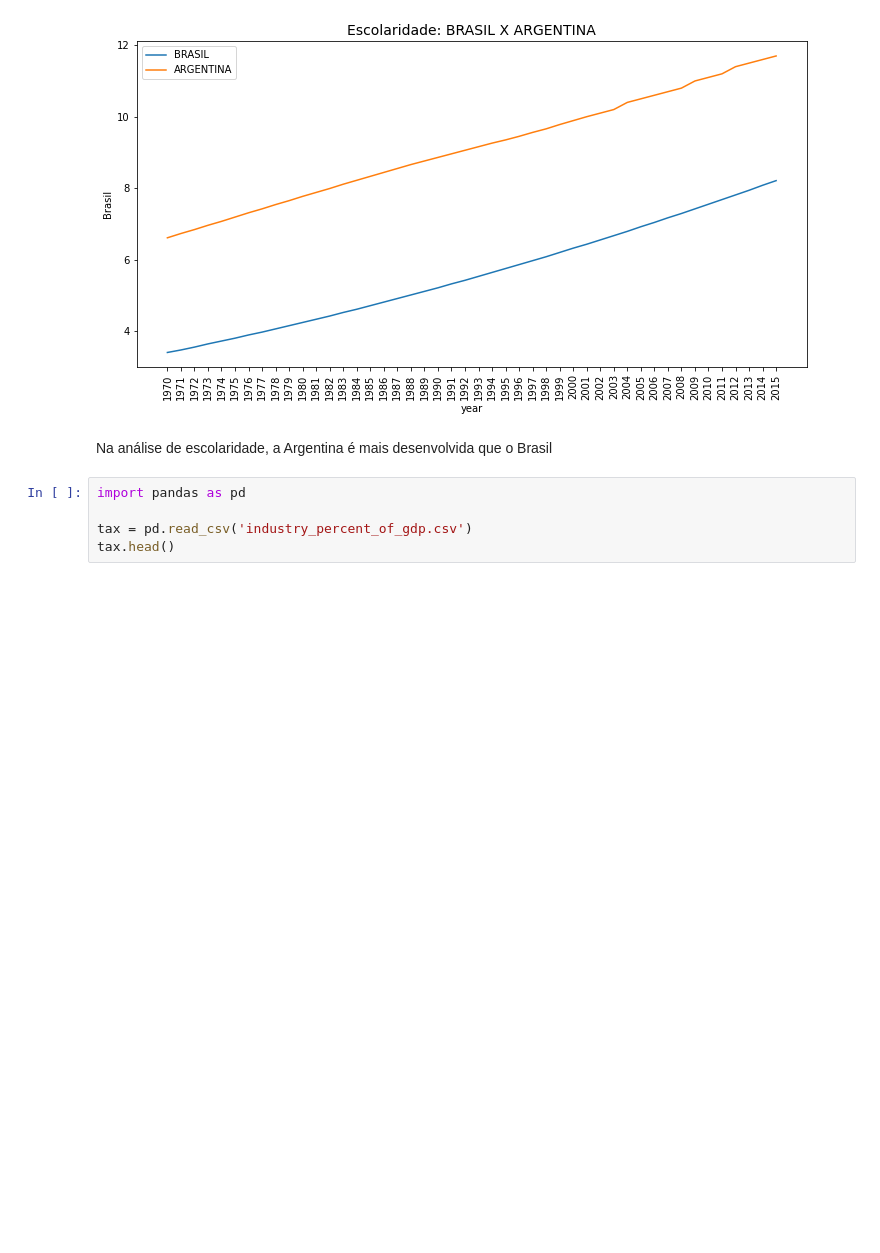
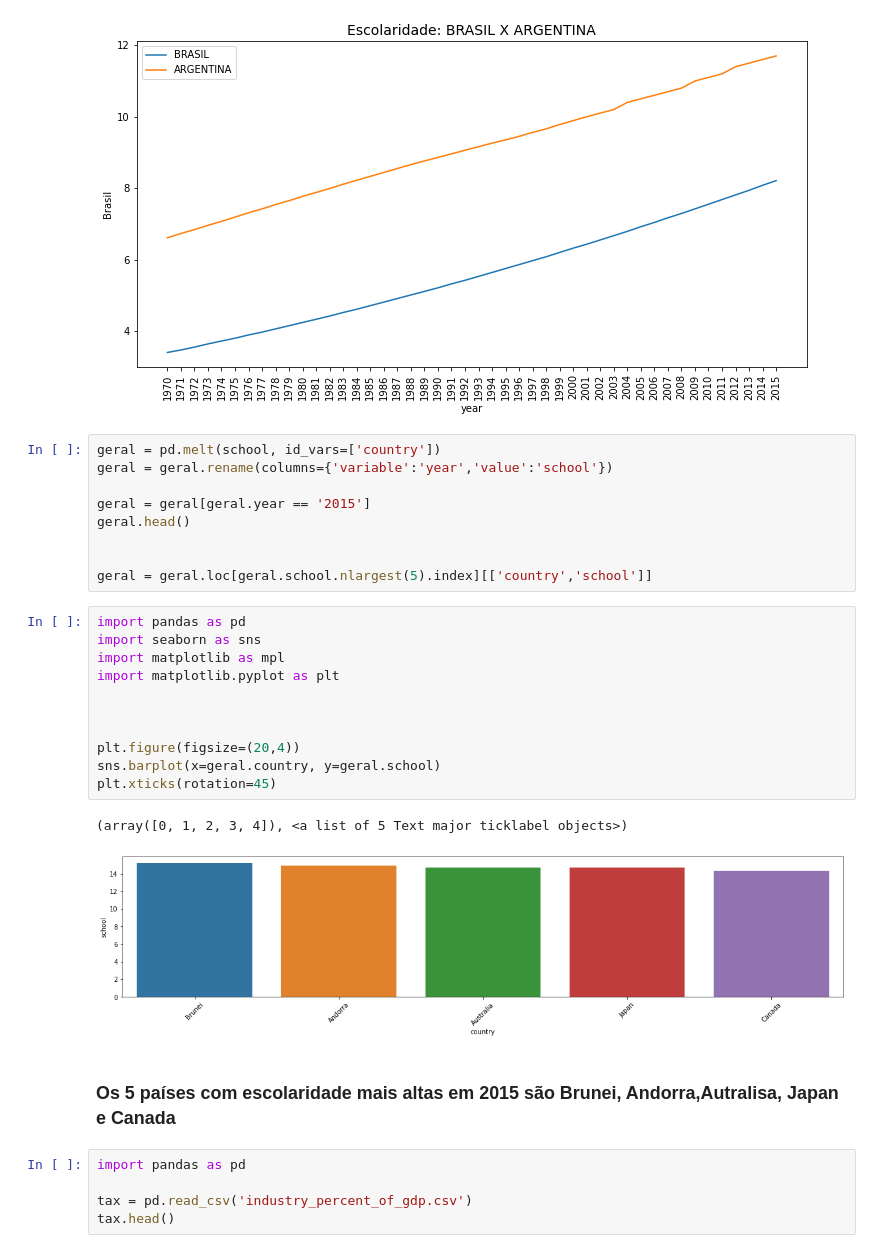
Before and after one commit to smilesrgouveia/Aula, a Jupyter notebook: TarefaTrilha2_PL.ipynb, the cells around one changed output. Drawn from its saved outputs; the diff is of its cells as text; blank space fills up the shorter version.

```diff
--- a/TarefaTrilha2_PL.ipynb
+++ b/TarefaTrilha2_PL.ipynb
@@ -101,8 +103,31 @@ plt.xticks(rotation=90)
 plt.show()
 # %% [output]
 [figure]
-# %% [markdown]
-Na análise de escolaridade, a Argentina é mais desenvolvida que o Brasil
+# %%
+geral = pd.melt(school, id_vars=['country'])
+geral = geral.rename(columns={'variable':'year','value':'school'})
+
+geral = geral[geral.year == '2015']
+geral.head()
+
+
+geral = geral.loc[geral.school.nlargest(5).index][['country','school']]
+# %%
+import pandas as pd
+import seaborn as sns
+import matplotlib as mpl
+import matplotlib.pyplot as plt
+
+
+
+plt.figure(figsize=(20,4))
+sns.barplot(x=geral.country, y=geral.school)
+plt.xticks(rotation=45)
+# %% [output]
+(array([0, 1, 2, 3, 4]), <a list of 5 Text major ticklabel objects>)
+[figure, added]
+# %% [markdown]
+### **Os 5 países com escolaridade mais altas em 2015 são Brunei, Andorra,Autralisa, Japan e Canada**
 # %%
 import pandas as pd
 
```
Also changed, not shown: parts of 11 cells of this notebook.
